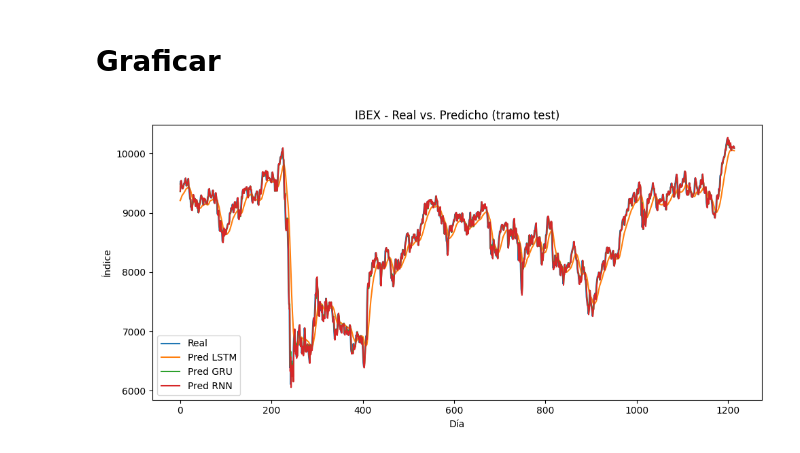
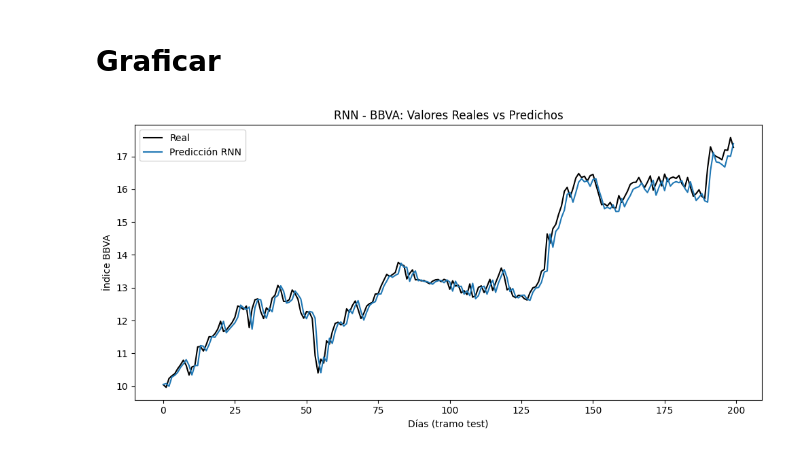
Before and after one commit to Jacobo24/Aprendizaje_Automatico, a Jupyter notebook: Carga_csv.ipynb, the cells around one changed output. Saved outputs shown, nothing was run; the diff lists cells and outputs as text; code cells hidden in the pictures.

Commit message:
HECHO EL DE BBVA

```diff
--- a/Carga_csv.ipynb
+++ b/Carga_csv.ipynb
@@ -114,9 +137,9 @@ y_ibex: (6072,)
 ## Train y test temporal
 # %%
 # 80% train, 20% test (temporal, sin shuffle)
-train_size = int(len(X_ibex) * 0.8)
-X_train, X_test = X_ibex[:train_size], X_ibex[train_size:]
-y_train, y_test = y_ibex[:train_size], y_ibex[train_size:]
+train_size = int(len(X_bbva) * 0.8)
+X_train, X_test = X_bbva[:train_size], X_bbva[train_size:]
+y_train, y_test = y_bbva[:train_size], y_bbva[train_size:]
 
 print("Train:", X_train.shape, y_train.shape)
 print("Test :", X_test.shape, y_test.shape)
@@ -171,7 +194,7 @@ def entrenar_modelo(nombre, build_fn, X_train, y_train, X_test, y_test):
     print(f"\nEntrenando modelo {nombre}...\n")
     model = build_fn()
     checkpoint = ModelCheckpoint(
-        f"mejor_{nombre.lower()}_ibex.h5",
+        f"mejor_{nombre.lower()}_bbva.h5",
         monitor="val_loss",
         save_best_only=True,
         verbose=1
@@ -265,8 +295,8 @@ y_pred_lstm = lstm_model.predict(X_test)
 y_pred_gru  = gru_model.predict(X_test)
 
 # desescalar
-y_test_real = scaler_ibex.inverse_transform(y_test.reshape(-1, 1))
-pred_rnn_real  = scaler_ibex.inverse_transform(y_pred_rnn)
-pred_lstm_real = scaler_ibex.inverse_transform(y_pred_lstm)
-pred_gru_real  = scaler_ibex.inverse_transform(y_pred_gru)
+y_test_real = scaler_bbva.inverse_transform(y_test.reshape(-1, 1))
+pred_rnn_real  = scaler_bbva.inverse_transform(y_pred_rnn)
+pred_lstm_real = scaler_bbva.inverse_transform(y_pred_lstm)
+pred_gru_real  = scaler_bbva.inverse_transform(y_pred_gru)
 # %% [output]
@@ -295,16 +325,80 @@ GRU  -> MAE: 73.53813134966563 RMSE: 105.11021173693031
 # %% [markdown]
 # Graficar
 # %%
+# --- Tramo a mostrar (últimos 200 días del test, por ejemplo) ---
+n_mostrar = 200
+y_real_plot = y_test_real[-n_mostrar:]
+pred_rnn_plot  = pred_rnn_real[-n_mostrar:]
+pred_lstm_plot = pred_lstm_real[-n_mostrar:]
+pred_gru_plot  = pred_gru_real[-n_mostrar:]
+
+# ===============================
+# 1️⃣ RNN
+# ===============================
 plt.figure(figsize=(10,5))
-plt.plot(y_test_real, label="Real")
-plt.plot(pred_lstm_real, label="Pred LSTM")
-plt.plot(pred_gru_real, label="Pred GRU")
-plt.plot(pred_rnn_real, label="Pred RNN")
-plt.title("IBEX - Real vs. Predicho (tramo test)")
-plt.xlabel("Día")
-plt.ylabel("Índice")
+plt.plot(y_real_plot, label="Real", color="black")
+plt.plot(pred_rnn_plot, label="Predicción RNN", color="tab:blue")
+plt.title("RNN - BBVA: Valores Reales vs Predichos")
+plt.xlabel("Días (tramo test)")
+plt.ylabel("Índice BBVA")
 plt.legend()
 plt.tight_layout()
 plt.show()
+
+# --- Error RNN ---
+plt.figure(figsize=(10,4))
+plt.plot(y_real_plot - pred_rnn_plot, color="tab:blue")
+plt.axhline(0, color="black", linestyle="--")
+plt.title("Error Residual - RNN (Real - Predicho)")
+plt.xlabel("Días (tramo test)")
+plt.ylabel("Error")
+plt.tight_layout()
+plt.show()
+
+# ===============================
+# 2️⃣ LSTM
+# ===============================
+plt.figure(figsize=(10,5))
+plt.plot(y_real_plot, label="Real", color="black")
+plt.plot(pred_lstm_plot, label="Predicción LSTM", color="tab:orange")
+plt.title("LSTM - BBVA: Valores Reales vs Predichos")
+plt.xlabel("Días (tramo test)")
+plt.ylabel("Índice BBVA")
+plt.legend()
+plt.tight_layout()
+plt.show()
+
+# --- Error LSTM ---
+plt.figure(figsize=(10,4))
+plt.plot(y_real_plot - pred_lstm_plot, color="tab:orange")
+plt.axhline(0, color="black", linestyle="--")
+plt.title("Error Residual - LSTM (Real - Predicho)")
+plt.xlabel("Días (tramo test)")
+plt.ylabel("Error")
+plt.tight_layout()
+plt.show()
+
+# ===============================
+# 3️⃣ GRU
+# ===============================
+plt.figure(figsize=(10,5))
+plt.plot(y_real_plot, label="Real", color="black")
+plt.plot(pred_gru_plot, label="Predicción GRU", color="tab:green")
+plt.title("GRU - BBVA: Valores Reales vs Predichos")
+plt.xlabel("Días (tramo test)")
+plt.ylabel("Índice BBVA")
+plt.legend()
+plt.tight_layout()
+plt.show()
+
+# --- Error GRU ---
+plt.figure(figsize=(10,4))
+plt.plot(y_real_plot - pred_gru_plot, color="tab:green")
+plt.axhline(0, color="black", linestyle="--")
+plt.title("Error Residual - GRU (Real - Predicho)")
+plt.xlabel("Días (tramo test)")
+plt.ylabel("Error")
+plt.tight_layout()
+plt.show()
 # %% [output]
-[figure, old version]
+[figure, new version]
```
Also changed, not shown: parts of 13 cells of this notebook, 10 other files.
